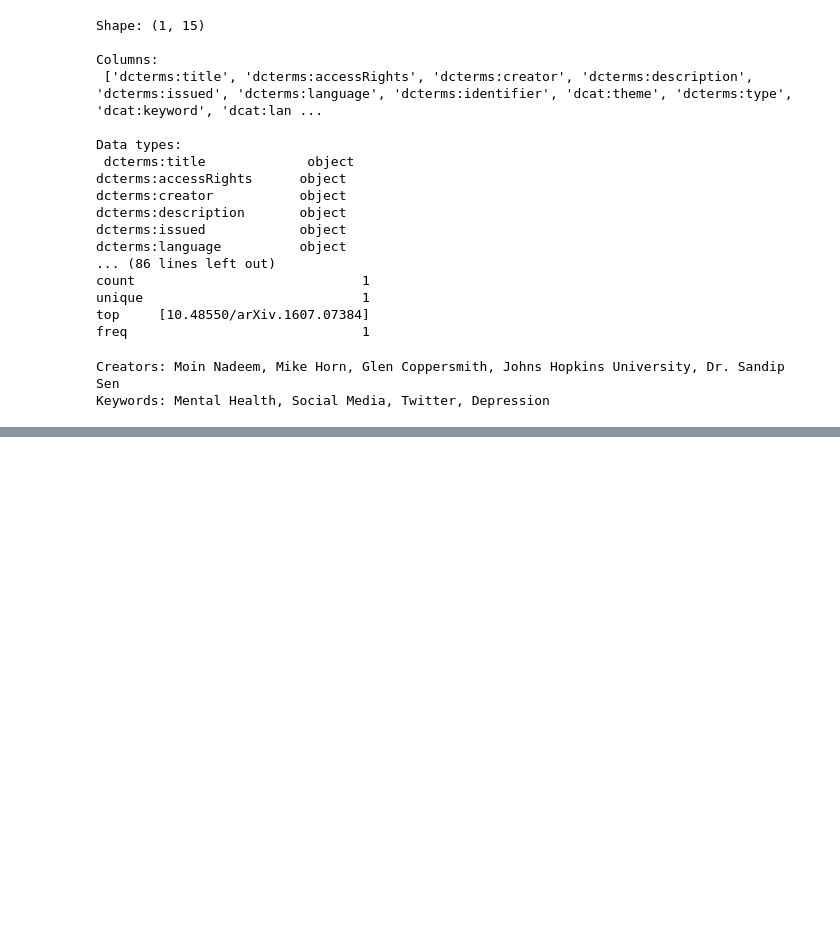
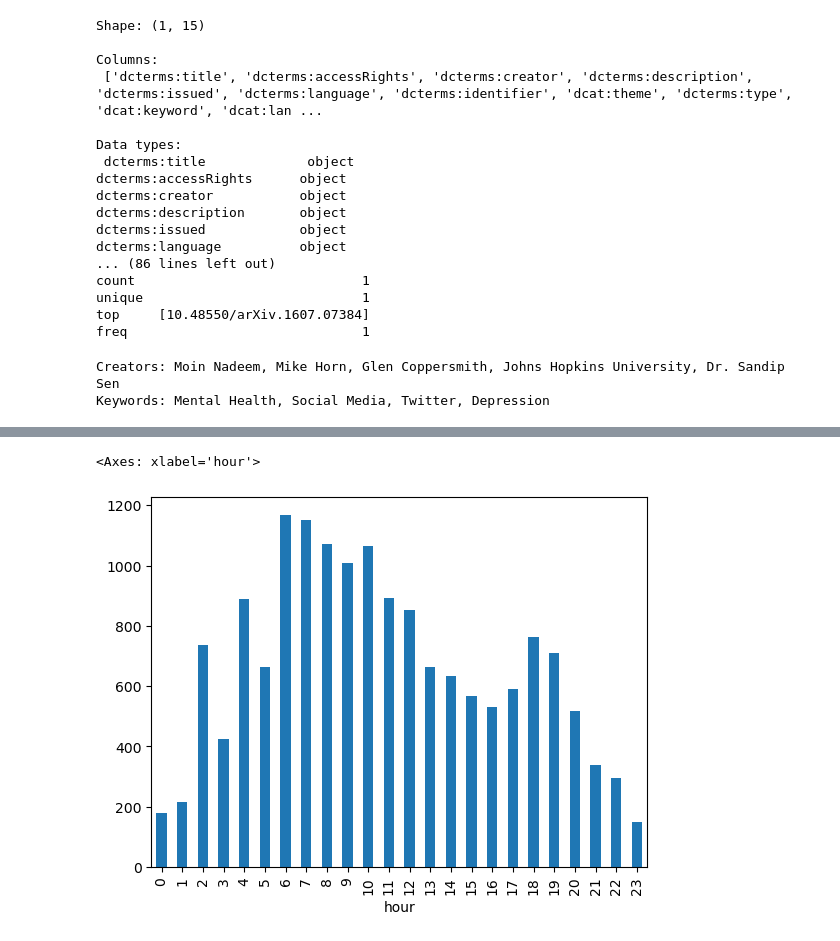
Before and after one commit to hlbels/crossplatform-mentalhealth-ml, a Jupyter notebook: MentalHealth.ipynb, the cells around one changed output, grey strips where cells are left out. Drawn from its saved outputs; the diff is of its cells as text; code cells hidden in the pictures; blank space fills up the shorter version.

```diff
--- a/MentalHealth.ipynb
+++ b/MentalHealth.ipynb
@@ -938,0 +937,5 @@ Keywords: Mental Health, Social Media, Twitter, Depression
+# %%
+combined_df1.groupby('hour').size().plot(kind='bar')
+# %% [output]
+<Axes: xlabel='hour'>
+[figure, added]
```
Also changed, not shown: parts of 20 cells of this notebook.
